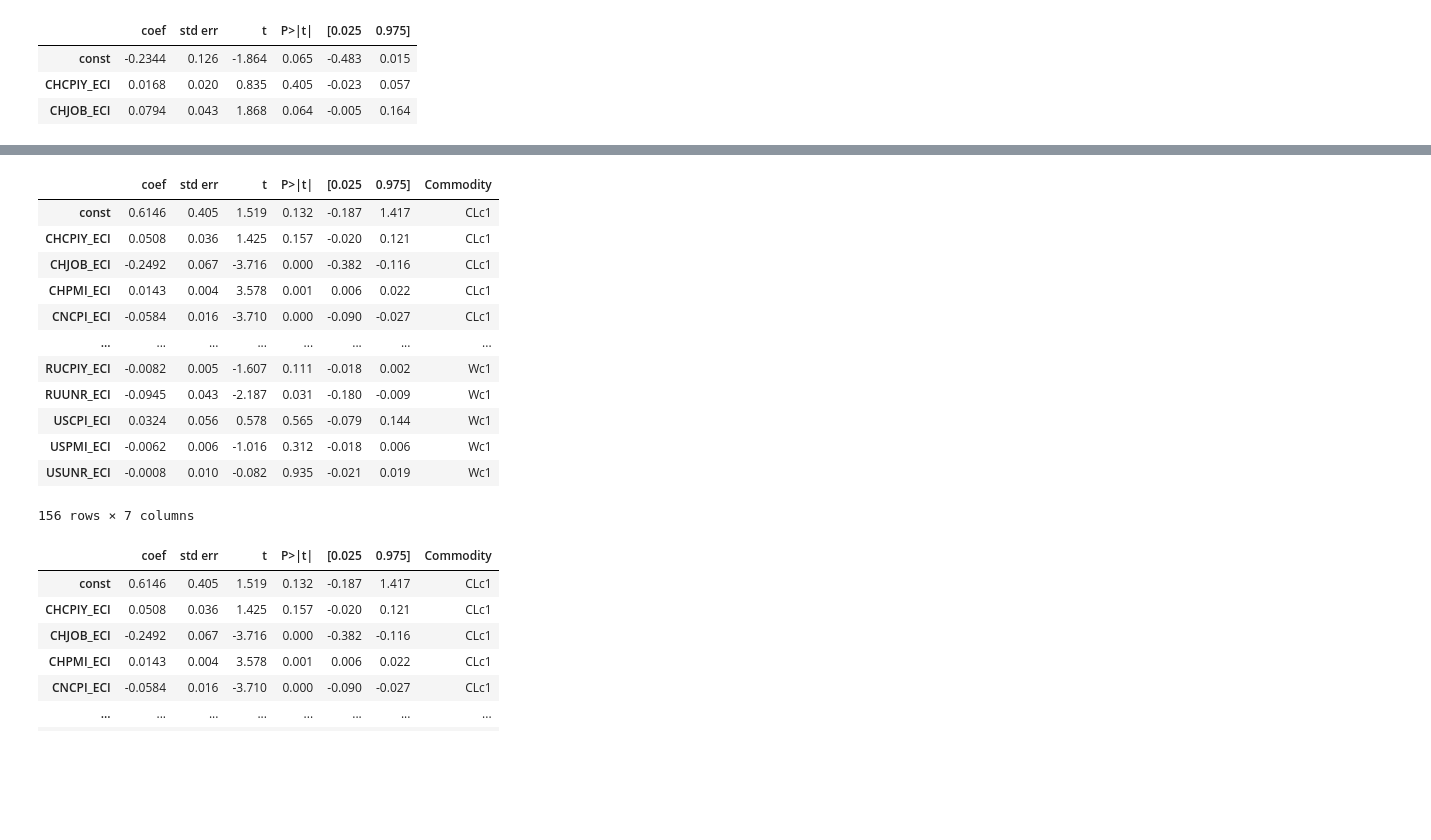
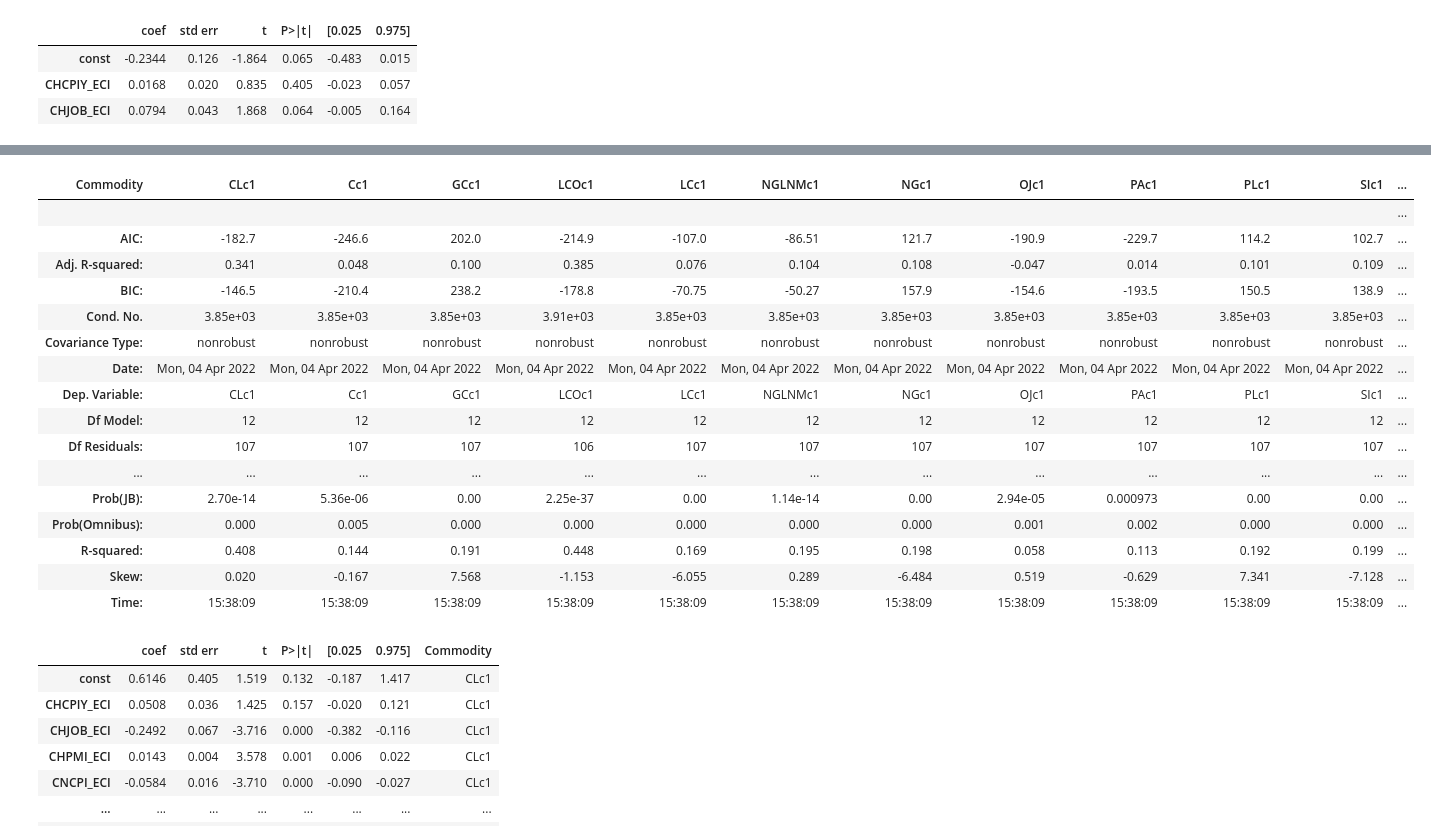
Before and after one commit to Liomat97/AQM, a Jupyter notebook: AQM_Analyse.ipynb, the cells around one changed output, grey strips where cells are left out. Drawn from its saved outputs; the diff is of its cells as text; code cells hidden in the pictures; blank space fills up the shorter version.

```diff
--- a/AQM_Analyse.ipynb
+++ b/AQM_Analyse.ipynb
@@ -197,3 +199,14 @@ Covariance Type:            nonrobust
 
 Warnings:
 [1] Standard Errors assume that the covariance matrix of the errors is correctly specified.
+# %%
+dfs = {}
+fs = results_summary
+for item in fs.tables[0].data:
+    dfs[item[0].strip()] = item[1].strip()
+    dfs[item[2].strip()] = item[3].strip()
+for item in fs.tables[2].data:
+    dfs[item[0].strip()] = item[1].strip()
+    dfs[item[2].strip()] = item[3].strip()
+dfs = pd.Series(dfs)
+dfs
@@ -199,0 +231,3 @@ Warnings:
+# %%
+dfs = pd.DataFrame(dfs)
+dfs.reset_index()
@@ -208,6 +260,7 @@ x
 #Create Table to save all Results from OLS:
 import statsmodels.api as sm
 Results_OLS = pd.DataFrame()
+Top_results_OLS = pd.DataFrame()
 len_comm_col = len(Commodities.columns)
 for col in range(0, len_comm_col):
     y = Commodities[Commodities.columns[col]]
@@ -215,11 +268,29 @@ for col in range(0, len_comm_col):
     x = sm.add_constant(x)
     model = sm.OLS(y,x, missing = 'drop')
     results = model.fit()
-    print(results.summary())
+    #print(results.summary())
     results_summary  = results.summary()
     results_as_html = results_summary.tables[1].as_html()
-    x = pd.read_html(results_as_html, header=0, index_col=0)[0]
-    x['Commodity'] = Commodities.columns[col]
-    Results_OLS = Results_OLS.append(x)
+    results = pd.read_html(results_as_html, header=0, index_col=0)[0]
+    results['Commodity'] = Commodities.columns[col]
+    Results_OLS = Results_OLS.append(results)
+
+    dfs = {}
+    fs = results_summary
+    for item in fs.tables[0].data:
+        dfs[item[0].strip()] = item[1].strip()
+        dfs[item[2].strip()] = item[3].strip()
+    for item in fs.tables[2].data:
+        dfs[item[0].strip()] = item[1].strip()
+        dfs[item[2].strip()] = item[3].strip()
+    dfs = pd.Series(dfs)
+    dfs = pd.DataFrame(dfs)
+    dfs.reset_index()
+    dfs['Commodity'] = Commodities.columns[col]
+    Top_results_OLS = Top_results_OLS.append(dfs)
+    Top_results_OLS
 Results_OLS
+Top_results_OLS = Top_results_OLS.pivot(columns='Commodity', values=[0])
+Top_results_OLS = Top_results_OLS.droplevel(level=0, axis=1)
+Top_results_OLS
 # %% [output]
@@ -243,16 +297,20 @@ strong multicollinearity or other numerical problems.
-|  | coef | std err | t | P>|t| | [0.025 | 0.975] | Commodity |
-| const | 0.6146 | 0.405 | 1.519 | 0.132 | -0.187 | 1.417 | CLc1 |
-| CHCPIY_ECI | 0.0508 | 0.036 | 1.425 | 0.157 | -0.020 | 0.121 | CLc1 |
-| CHJOB_ECI | -0.2492 | 0.067 | -3.716 | 0.000 | -0.382 | -0.116 | CLc1 |
-| CHPMI_ECI | 0.0143 | 0.004 | 3.578 | 0.001 | 0.006 | 0.022 | CLc1 |
-| CNCPI_ECI | -0.0584 | 0.016 | -3.710 | 0.000 | -0.090 | -0.027 | CLc1 |
-| ... | ... | ... | ... | ... | ... | ... | ... |
-| RUCPIY_ECI | -0.0082 | 0.005 | -1.607 | 0.111 | -0.018 | 0.002 | Wc1 |
-| RUUNR_ECI | -0.0945 | 0.043 | -2.187 | 0.031 | -0.180 | -0.009 | Wc1 |
-| USCPI_ECI | 0.0324 | 0.056 | 0.578 | 0.565 | -0.079 | 0.144 | Wc1 |
-| USPMI_ECI | -0.0062 | 0.006 | -1.016 | 0.312 | -0.018 | 0.006 | Wc1 |
-| USUNR_ECI | -0.0008 | 0.010 | -0.082 | 0.935 | -0.021 | 0.019 | Wc1 |
+| Commodity | CLc1 | Cc1 | GCc1 | LCOc1 | LCc1 | NGLNMc1 | NGc1 | OJc1 | PAc1 | PLc1 | SIc1 | ... |
+|  |  |  |  |  |  |  |  |  |  |  |  | ... |
+| AIC: | -182.7 | -246.6 | 202.0 | -214.9 | -107.0 | -86.51 | 121.7 | -190.9 | -229.7 | 114.2 | 102.7 | ... |
+| Adj. R-squared: | 0.341 | 0.048 | 0.100 | 0.385 | 0.076 | 0.104 | 0.108 | -0.047 | 0.014 | 0.101 | 0.109 | ... |
+| BIC: | -146.5 | -210.4 | 238.2 | -178.8 | -70.75 | -50.27 | 157.9 | -154.6 | -193.5 | 150.5 | 138.9 | ... |
+| Cond. No. | 3.85e+03 | 3.85e+03 | 3.85e+03 | 3.91e+03 | 3.85e+03 | 3.85e+03 | 3.85e+03 | 3.85e+03 | 3.85e+03 | 3.85e+03 | 3.85e+03 | ... |
+| Covariance Type: | nonrobust | nonrobust | nonrobust | nonrobust | nonrobust | nonrobust | nonrobust | nonrobust | nonrobust | nonrobust | nonrobust | ... |
+| Date: | Mon, 04 Apr 2022 | Mon, 04 Apr 2022 | Mon, 04 Apr 2022 | Mon, 04 Apr 2022 | Mon, 04 Apr 2022 | Mon, 04 Apr 2022 | Mon, 04 Apr 2022 | Mon, 04 Apr 2022 | Mon, 04 Apr 2022 | Mon, 04 Apr 2022 | Mon, 04 Apr 2022 | ... |
+| Dep. Variable: | CLc1 | Cc1 | GCc1 | LCOc1 | LCc1 | NGLNMc1 | NGc1 | OJc1 | PAc1 | PLc1 | SIc1 | ... |
+| Df Model: | 12 | 12 | 12 | 12 | 12 | 12 | 12 | 12 | 12 | 12 | 12 | ... |
+| Df Residuals: | 107 | 107 | 107 | 106 | 107 | 107 | 107 | 107 | 107 | 107 | 107 | ... |
+| ... | ... | ... | ... | ... | ... | ... | ... | ... | ... | ... | ... | ... |
+| Prob(JB): | 2.70e-14 | 5.36e-06 | 0.00 | 2.25e-37 | 0.00 | 1.14e-14 | 0.00 | 2.94e-05 | 0.000973 | 0.00 | 0.00 | ... |
+| Prob(Omnibus): | 0.000 | 0.005 | 0.000 | 0.000 | 0.000 | 0.000 | 0.000 | 0.001 | 0.002 | 0.000 | 0.000 | ... |
+| R-squared: | 0.408 | 0.144 | 0.191 | 0.448 | 0.169 | 0.195 | 0.198 | 0.058 | 0.113 | 0.192 | 0.199 | ... |
+| Skew: | 0.020 | -0.167 | 7.568 | -1.153 | -6.055 | 0.289 | -6.484 | 0.519 | -0.629 | 7.341 | -7.128 | ... |
+| Time: | 15:38:09 | 15:38:09 | 15:38:09 | 15:38:09 | 15:38:09 | 15:38:09 | 15:38:09 | 15:38:09 | 15:38:09 | 15:38:09 | 15:38:09 | ... |
-156 rows × 7 columns
 # %%
 Results_OLS
 # %% [output]
```
Also changed, not shown: parts of 5 cells of this notebook.
